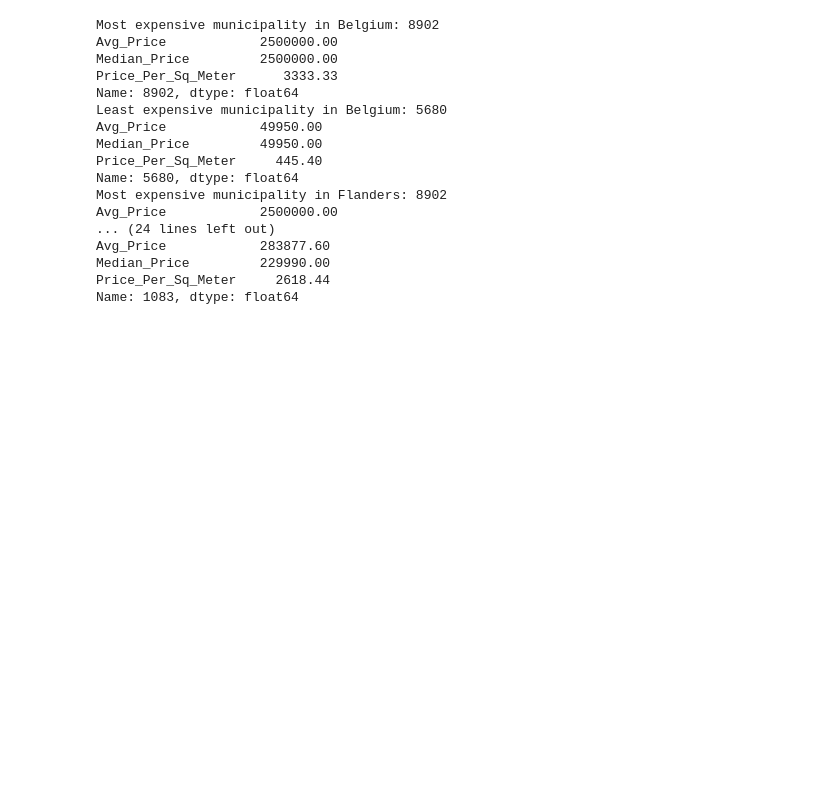
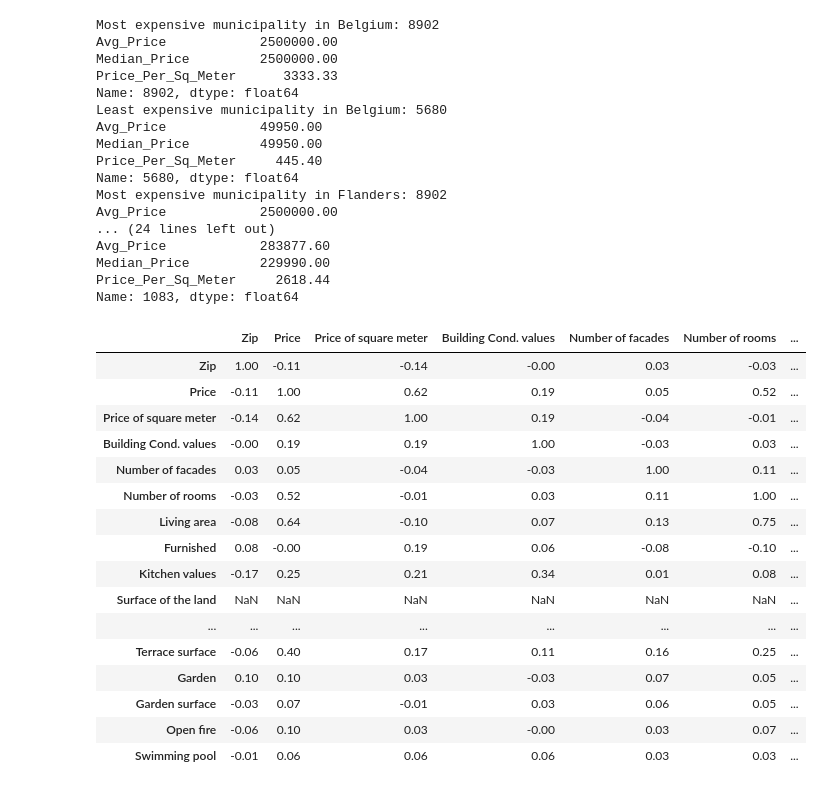
Before and after one commit to melikkekaya/challenge-data-analysis, a Jupyter notebook: data_interpretation.ipynb, the cells around one changed output. Drawn from its saved outputs; the diff is of its cells as text; code cells hidden in the pictures; blank space fills up the shorter version.

```diff
--- a/data_interpretation.ipynb
+++ b/data_interpretation.ipynb
@@ -133,3 +133,26 @@ Avg_Price            283877.60
 Median_Price         229990.00
 Price_Per_Sq_Meter     2618.44
 Name: 1083, dtype: float64
+# %%
+numerics = ['int16', 'int32', 'int64', 'float16', 'float32', 'float64', 'bool']
+apartdf = df_apartments.select_dtypes(include=numerics)
+noIdApartDf = apartdf.loc[:, ~apartdf.columns.isin(['id'])]
+noIdApartDf.corr(method = 'spearman')
+# %% [output]
+|  | Zip | Price | Price of square meter | Building Cond. values | Number of facades | Number of rooms | ... |
+| Zip | 1.00 | -0.11 | -0.14 | -0.00 | 0.03 | -0.03 | ... |
+| Price | -0.11 | 1.00 | 0.62 | 0.19 | 0.05 | 0.52 | ... |
+| Price of square meter | -0.14 | 0.62 | 1.00 | 0.19 | -0.04 | -0.01 | ... |
+| Building Cond. values | -0.00 | 0.19 | 0.19 | 1.00 | -0.03 | 0.03 | ... |
+| Number of facades | 0.03 | 0.05 | -0.04 | -0.03 | 1.00 | 0.11 | ... |
+| Number of rooms | -0.03 | 0.52 | -0.01 | 0.03 | 0.11 | 1.00 | ... |
+| Living area | -0.08 | 0.64 | -0.10 | 0.07 | 0.13 | 0.75 | ... |
+| Furnished | 0.08 | -0.00 | 0.19 | 0.06 | -0.08 | -0.10 | ... |
+| Kitchen values | -0.17 | 0.25 | 0.21 | 0.34 | 0.01 | 0.08 | ... |
+| Surface of the land | NaN | NaN | NaN | NaN | NaN | NaN | ... |
+| ... | ... | ... | ... | ... | ... | ... | ... |
+| Terrace surface | -0.06 | 0.40 | 0.17 | 0.11 | 0.16 | 0.25 | ... |
+| Garden | 0.10 | 0.10 | 0.03 | -0.03 | 0.07 | 0.05 | ... |
+| Garden surface | -0.03 | 0.07 | -0.01 | 0.03 | 0.06 | 0.05 | ... |
+| Open fire | -0.06 | 0.10 | 0.03 | -0.00 | 0.03 | 0.07 | ... |
+| Swimming pool | -0.01 | 0.06 | 0.06 | 0.06 | 0.03 | 0.03 | ... |
```
Also changed, not shown: parts of 3 cells of this notebook.
